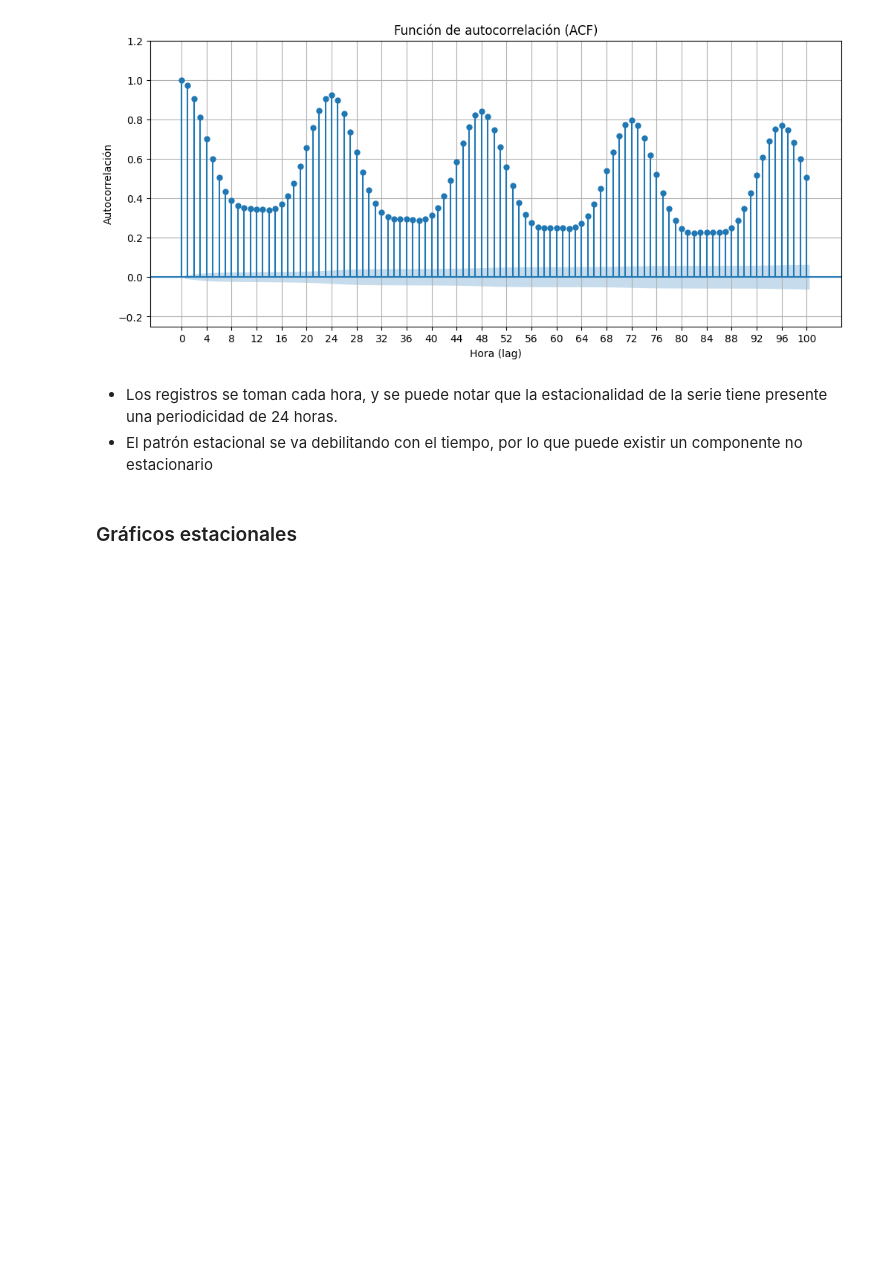
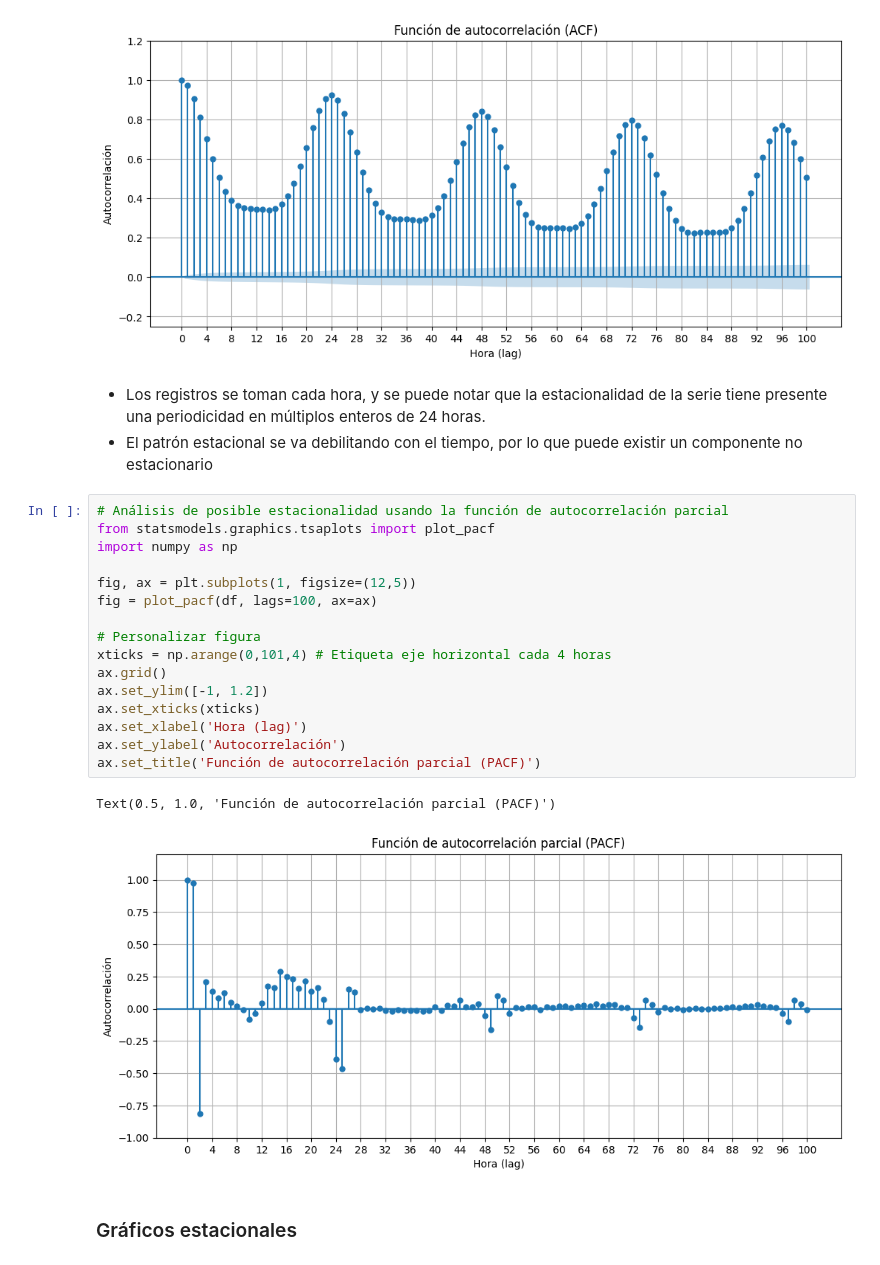
Before and after one commit to JairRamosG/Demanda_Energetica_SARIMA, a Jupyter notebook: notebooks/02_EDA.ipynb, the cells around one changed output. Cells and saved outputs as stored; diff of their text form; blank space fills up the shorter version.

```diff
--- a/notebooks/02_EDA.ipynb
+++ b/notebooks/02_EDA.ipynb
@@ -127,8 +109,27 @@ ax.set_title('Función de autocorrelación (ACF)');
 # %% [output]
 [figure]
 # %% [markdown]
-* Los registros se toman cada hora, y se puede notar que la estacionalidad de la serie tiene presente una periodicidad de 24 horas.
+* Los registros se toman cada hora, y se puede notar que la estacionalidad de la serie tiene presente una periodicidad en múltiplos enteros de 24 horas.
 * El patrón estacional se va debilitando con el tiempo, por lo que puede existir un componente no estacionario
+# %%
+# Análisis de posible estacionalidad usando la función de autocorrelación parcial
+from statsmodels.graphics.tsaplots import plot_pacf
+import numpy as np
+
+fig, ax = plt.subplots(1, figsize=(12,5))
+fig = plot_pacf(df, lags=100, ax=ax)
+
+# Personalizar figura
+xticks = np.arange(0,101,4) # Etiqueta eje horizontal cada 4 horas
+ax.grid()
+ax.set_ylim([-1, 1.2])
+ax.set_xticks(xticks)
+ax.set_xlabel('Hora (lag)')
+ax.set_ylabel('Autocorrelación')
+ax.set_title('Función de autocorrelación parcial (PACF)')
+# %% [output]
+Text(0.5, 1.0, 'Función de autocorrelación parcial (PACF)')
+[figure, added]
 # %% [markdown]
 ### Gráficos estacionales
 # %%
```
Also changed, not shown: parts of 4 cells of this notebook.
